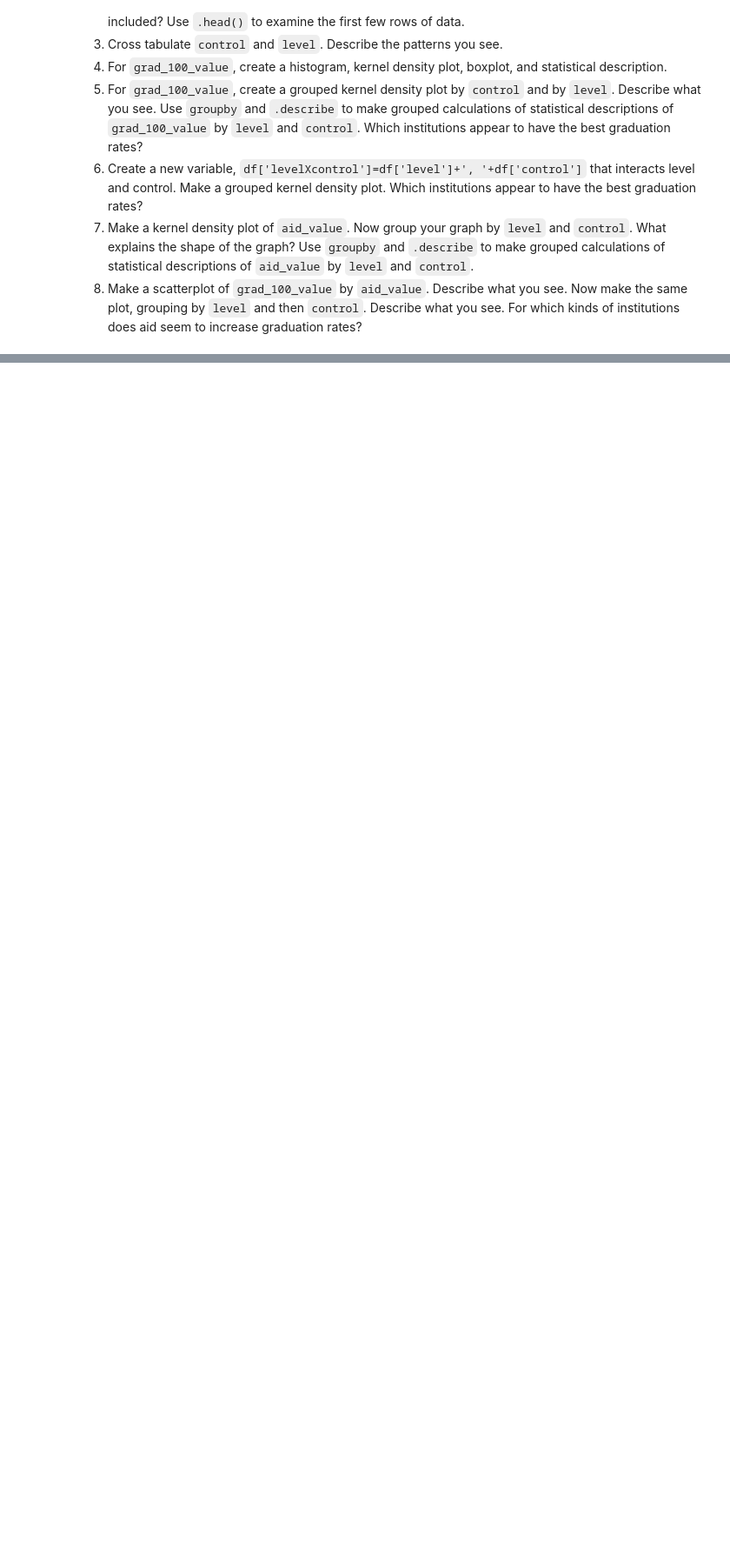
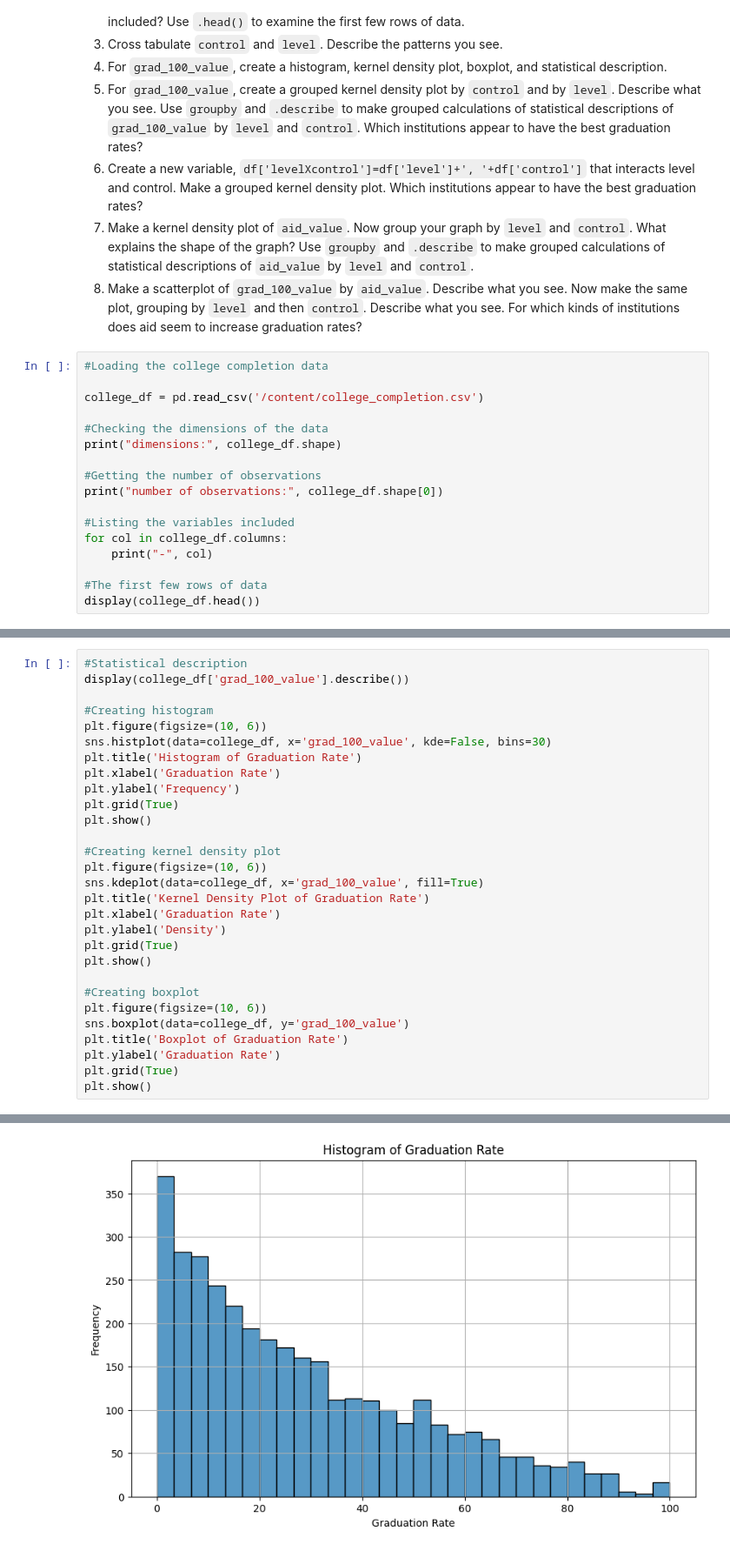
Before and after one commit to henry5250/visualization_assignment, a Jupyter notebook: assignment.ipynb, the cells around one changed output, grey strips where cells are left out. Shown at 87% size. Drawn from its saved outputs; the diff is of its cells as text; blank space fills up the shorter version.

```diff
--- a/assignment.ipynb
+++ b/assignment.ipynb
@@ -134,3 +134,20 @@ The "relevant" variables for this question are:
 6. Create a new variable, `df['levelXcontrol']=df['level']+', '+df['control']` that interacts level and control. Make a grouped kernel density plot. Which institutions appear to have the best graduation rates?
 7. Make a kernel density plot of `aid_value`. Now group your graph by `level` and `control`. What explains the shape of the graph? Use `groupby` and `.describe` to make grouped calculations of statistical descriptions of `aid_value` by `level` and `control`.
 8. Make a scatterplot of `grad_100_value` by `aid_value`. Describe what you see. Now make the same plot, grouping by `level` and then `control`. Describe what you see. For which kinds of institutions does aid seem to increase graduation rates?
+# %%
+#Loading the college completion data
+
+college_df = pd.read_csv('/content/college_completion.csv')
+
+#Checking the dimensions of the data
+print("dimensions:", college_df.shape)
+
+#Getting the number of observations
+print("number of observations:", college_df.shape[0])
+
+#Listing the variables included
+for col in college_df.columns:
+    print("-", col)
+
+#The first few rows of data
+display(college_df.head())
@@ -136,0 +191,30 @@ The "relevant" variables for this question are:
+# %%
+#Statistical description
+display(college_df['grad_100_value'].describe())
+
+#Creating histogram
+plt.figure(figsize=(10, 6))
+sns.histplot(data=college_df, x='grad_100_value', kde=False, bins=30)
+plt.title('Histogram of Graduation Rate')
+plt.xlabel('Graduation Rate')
+plt.ylabel('Frequency')
+plt.grid(True)
+plt.show()
+
+#Creating kernel density plot
+plt.figure(figsize=(10, 6))
+sns.kdeplot(data=college_df, x='grad_100_value', fill=True)
+plt.title('Kernel Density Plot of Graduation Rate')
+plt.xlabel('Graduation Rate')
+plt.ylabel('Density')
+plt.grid(True)
+plt.show()
+
+#Creating boxplot
+plt.figure(figsize=(10, 6))
+sns.boxplot(data=college_df, y='grad_100_value')
+plt.title('Boxplot of Graduation Rate')
+plt.ylabel('Graduation Rate')
+plt.grid(True)
+plt.show()
+# %% [output]
@@ -136,0 +231 @@ The "relevant" variables for this question are:
+[figure, added]
```
Also changed, not shown: parts of 7 cells of this notebook.
